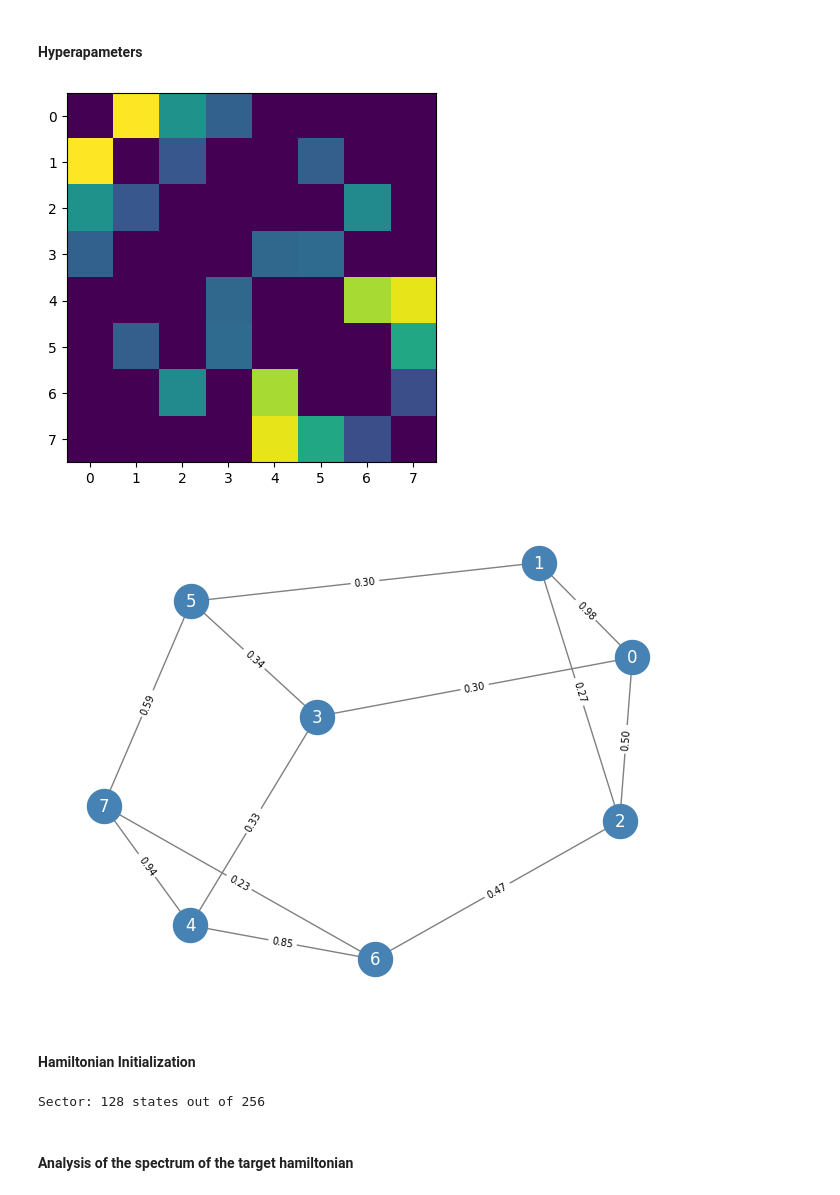
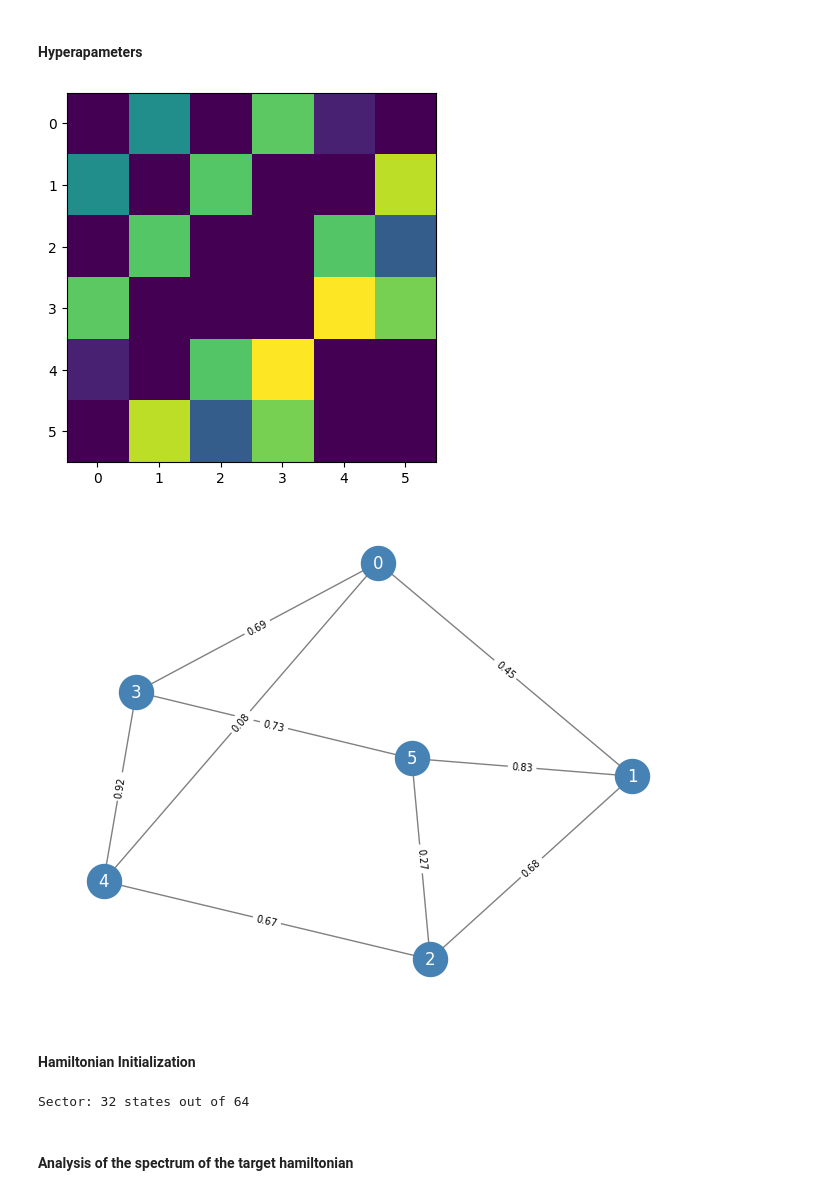
Before and after one commit to emacosta95/Magic4Annealing, a Jupyter notebook: ExploringMaxCut.ipynb, the cells around one changed output. Cells and saved outputs as stored; diff of their text form; code cells hidden in the pictures.

```diff
--- a/ExploringMaxCut.ipynb
+++ b/ExploringMaxCut.ipynb
@@ -16,21 +16,21 @@ from src.utils import Sector
 #### Hyperapameters
 # %%
 #### create istances on networkx
-nqubits = 8
+nqubits = 6
 
 basis=computational_basis(nqubits)
 graph_instance = nx.random_regular_graph(d=3, n=nqubits)
 
 # Assign random weights in [0,1]
 for u, v in graph_instance.edges():
     graph_instance[u][v]['weight'] = np.random.uniform(0, 1)
 
 jij = nx.to_numpy_array(graph_instance)  # unweighted adjacency matrix
 
 plt.imshow(jij)
 plt.show()
 # %% [output]
-[figure, old version]
+[figure, new version]
 # %%
 
 pos = nx.spring_layout(graph_instance, seed=42)
@@ -43,7 +43,7 @@ nx.draw_networkx_edge_labels(graph_instance, pos, edge_labels=edge_labels, font_
 
 plt.show()
 # %% [output]
-[figure, old version]
+[figure, new version]
 # %% [markdown]
 #### Hamiltonian Initialization
 # %%
@@ -57,7 +57,7 @@ driver_hamiltonian=get_driver_hamiltonian(nqubits=nqubits)
 
 driver_hamiltonian_s=PS.project(driver_hamiltonian)
 # %% [output]
-Sector: 128 states out of 256
+Sector: 32 states out of 64
 # %% [markdown]
 #### Analysis of the spectrum of the target hamiltonian
 # %%
```
Also changed, not shown: parts of 25 cells of this notebook, 2 other files.
